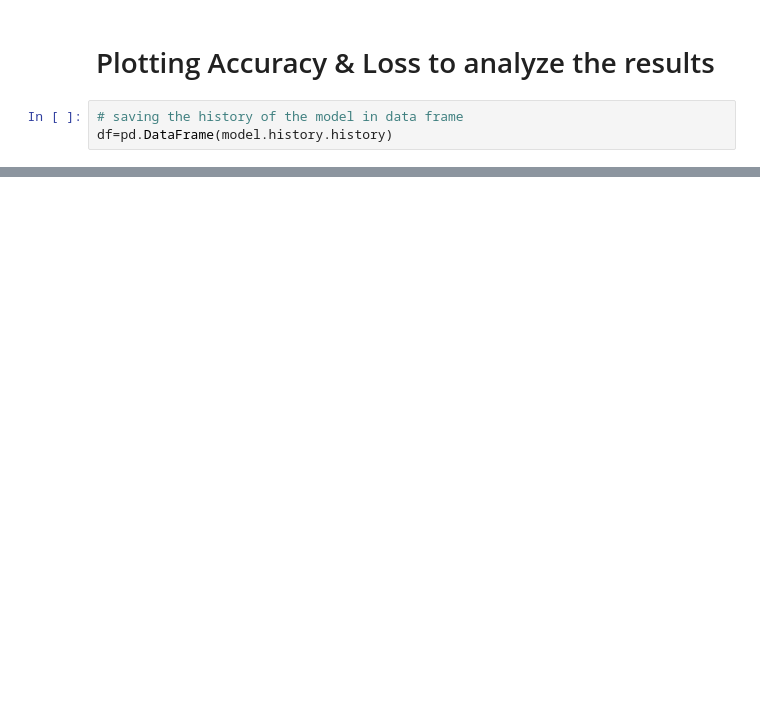
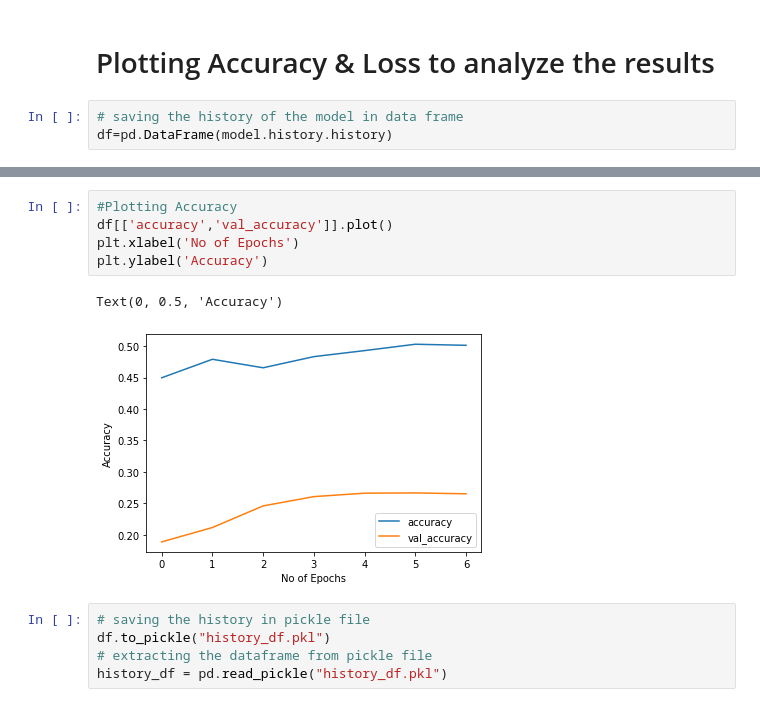
Before and after one commit to Ishansingh438/Face-emotion-recognition, a Jupyter notebook: Ishan_Singh_Face_emotion_recognition.ipynb, the cells around one changed output, grey strips where cells are left out. Cells and saved outputs as stored; diff of their text form; blank space fills up the shorter version.

```diff
--- a/Ishan_Singh_Face_emotion_recognition.ipynb
+++ b/Ishan_Singh_Face_emotion_recognition.ipynb
@@ -342,0 +508,13 @@ df[['accuracy','val_accuracy']].plot()
+# %%
+#Plotting Accuracy
+df[['accuracy','val_accuracy']].plot()
+plt.xlabel('No of Epochs')
+plt.ylabel('Accuracy')
+# %% [output]
+Text(0, 0.5, 'Accuracy')
+[figure, added]
+# %%
+# saving the history in pickle file
+df.to_pickle("history_df.pkl")
+# extracting the dataframe from pickle file
+history_df = pd.read_pickle("history_df.pkl")
```
Also changed, not shown: parts of 26 cells of this notebook.
